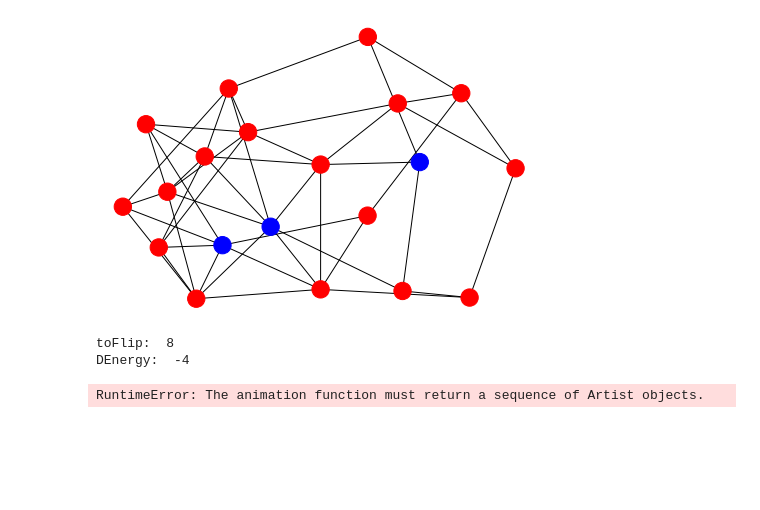
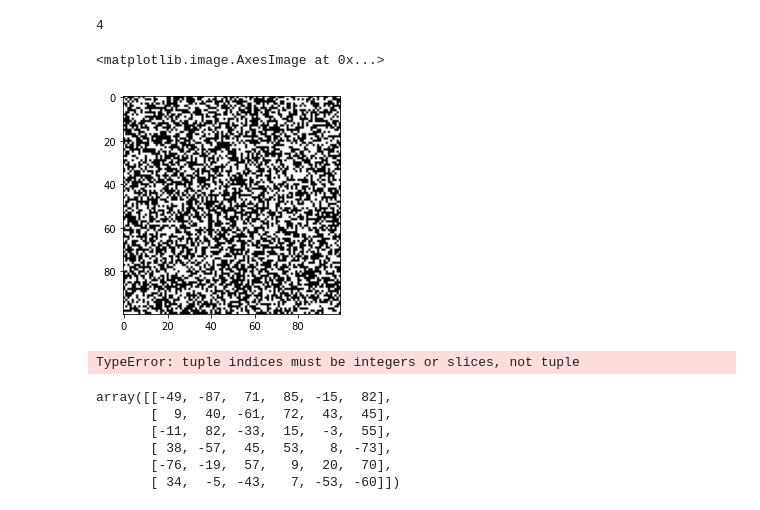
Before and after one commit to Balint831/Ising-spins-on-networks, a Jupyter notebook: main.ipynb, the cells around one changed output. Drawn from its saved outputs; the diff is of its cells as text; code cells hidden in the pictures; blank space fills up the shorter version.

```diff
--- a/main.ipynb
+++ b/main.ipynb
@@ -42,13 +25,50 @@ colorMap = [colorDict[element] for element in spins]
-# %%
-nx.draw(G, pos = pos, font_color="white",  font_weight = "bold", node_color=colorMap)
-# %% [output]
-[figure, removed]
-# %%
-fig = plt.figure()
-ax = fig.add_subplot(111, autoscale_on=False, xlim=(-2, 2), ylim=(-2, 2))
-ani = animation.FuncAnimation(fig, anim, frames = 6,
-                              interval=15, blit=True)
-# %% [output]
-toFlip:  8
-DEnergy:  -4
-RuntimeError: The animation function must return a sequence of Artist objects.
+# %%
+N = 100
+
+#init spins
+spins = np.random.choice([-1,1], size=[N,N])
+
+#choose a spin to flip
+x,y = np.random.choice(np.arange(N), size=2)
+
+#find it's neighbours, periodic boundary conditions apply
+
+#the idea of this table management trick comes from this interesting piece of code: Most efficient game of life simulation
+# https://github.com/armytricks/GameOfLife/blob/master/GameOfLifeSimulation/main.cpp
+#I found this solution fascinating when I was working with table based simulations earlier.
+
+xLeft = N-1 if x==0 else -1
+xRight = -(N-1) if x==N-1 else 1
+yAbove = N-1 if y==0 else -1
+yBelow = -(N-1) if y==N-1 else 1
+
+#kernels like in convolution
+kernel_x = np.array([xLeft, 0, xRight,
+                     xLeft,    xRight,
+                     xLeft, 0, xRight])
+
+kernel_y = np.array([yAbove, yAbove, yAbove,
+                          0,              0,
+                     yBelow, yBelow, yBelow])
+
+neighbours = spins[x+kernel_x, y+kernel_y]
+
+#calculate Delta E energy
+dEnergy = 2* spins[x,y] * sum(neighbours)
+
+#make a step based on energy
+if dEnergy < 0:
+    spins[x,y] *= -1 #certrainly flip a spin
+
+elif dEnergy == 0:
+    spins[x,y] *= np.random.choice([-1,1]) #flip a spin with 1/2 probability
+
+elif dEnergy > 0:
+    spins[x,y] *= np.random.choice([-1,1] , p= [np.exp(-betaJ * dEnergy) , 1 - np.exp(-betaJ * dEnergy)]) #flip a spin with exp(-beta * dEnergy) chance
+# %% [output]
+4
+# %%
+plt.imshow(spins,cmap="gray")
+# %% [output]
+<matplotlib.image.AxesImage at 0x...>
+[figure, added]
@@ -54,0 +98,14 @@ RuntimeError: The animation function must return a sequence of Artist objects.
+# %%
+spins[x + kernel_x , y+kernel_y]
+# %% [output]
+TypeError: tuple indices must be integers or slices, not tuple
+# %%
+q = np.random.randint(-90,90, size=[6,6])
+q
+# %% [output]
+array([[-49, -87,  71,  85, -15,  82],
+       [  9,  40, -61,  72,  43,  45],
+       [-11,  82, -33,  15,  -3,  55],
+       [ 38, -57,  45,  53,   8, -73],
+       [-76, -19,  57,   9,  20,  70],
+       [ 34,  -5, -43,   7, -53, -60]])
```
Also changed, not shown: parts of 5 cells of this notebook.
